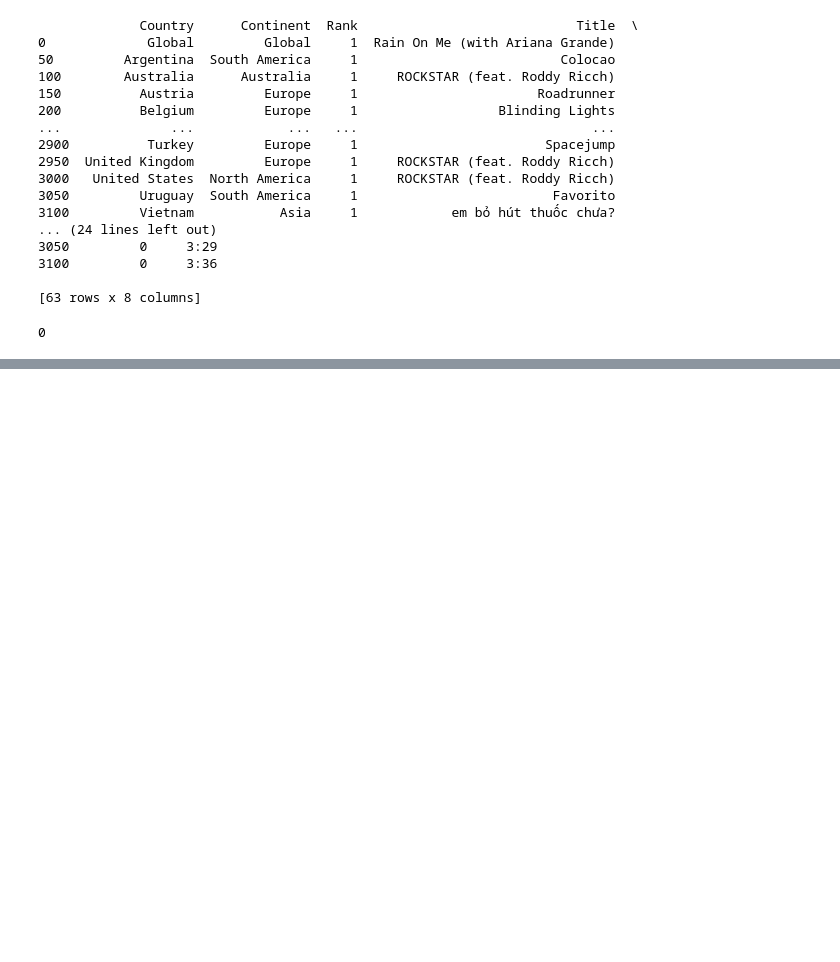
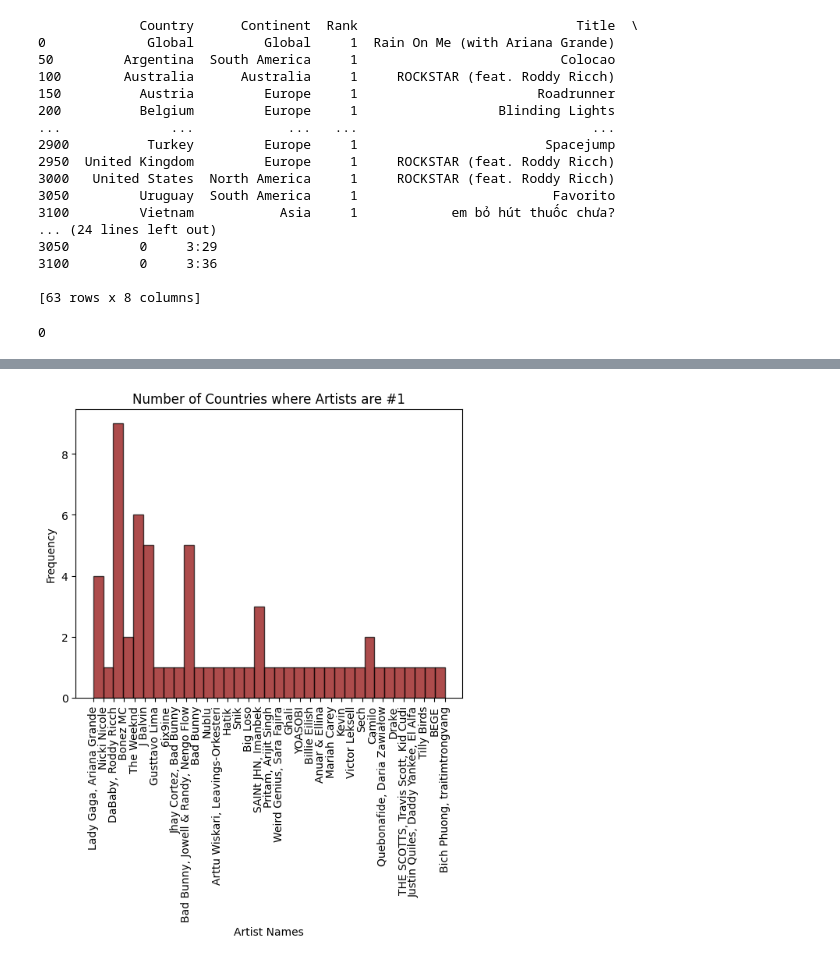
Before and after one commit to kevmiao/Songs---HackTX2023, a Jupyter notebook: src/backend/song.ipynb, the cells around one changed output, grey strips where cells are left out. Cells and saved outputs as stored; diff of their text form; code cells hidden in the pictures; blank space fills up the shorter version.

```diff
--- a/src/backend/song.ipynb
+++ b/src/backend/song.ipynb
@@ -32,0 +65,10 @@ print(count_na)
+# %%
+artist = hit_songs["Artists"]
+plt.hist(artist, bins=35, color="darkred", edgecolor="black", alpha=0.7)
+plt.xlabel("Artist Names")
+plt.ylabel("Frequency")
+plt.title("Number of Countries where Artists are #1")
+plt.xticks(rotation=90)
+plt.show()
+# %% [output]
+[figure, added]
```
Also changed, not shown: parts of 18 cells of this notebook.
